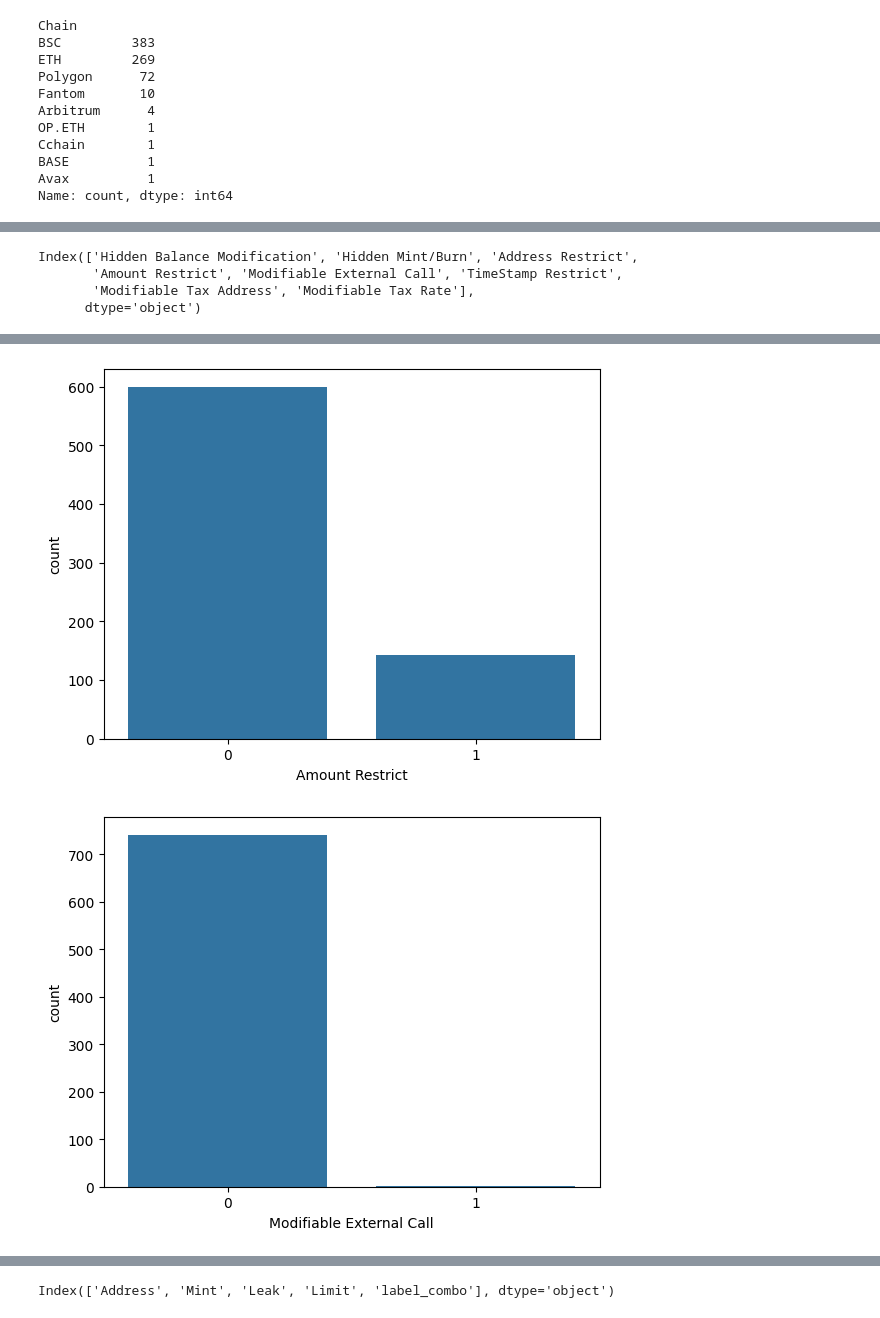
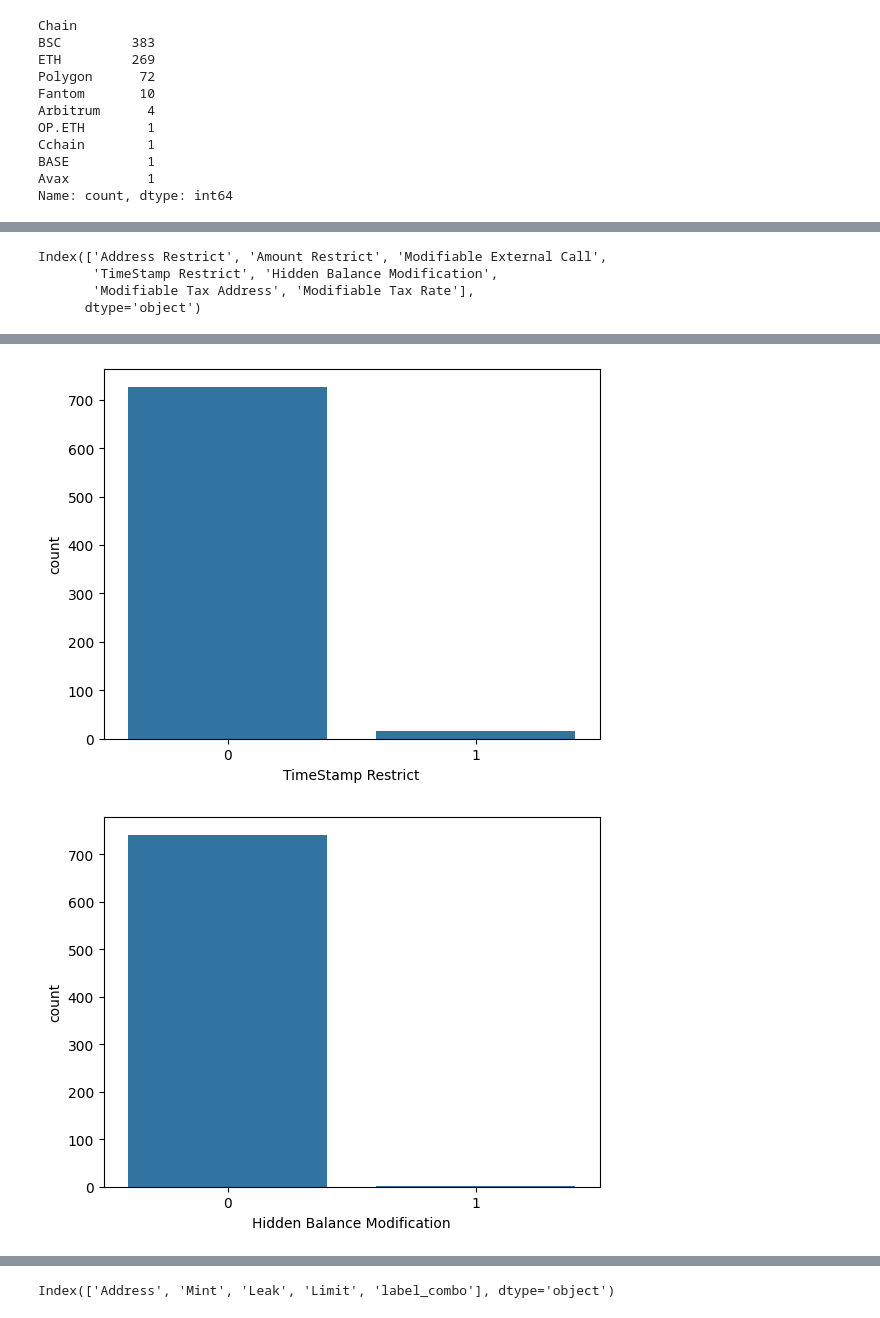
Before and after one commit to patorsiang/rugpull-detection-msc-kent-2025, a Jupyter notebook: ML/notebooks/0_eda_visualisation.ipynb, the cells around one changed output, grey strips where cells are left out. Saved outputs shown, nothing was run; the diff lists cells and outputs as text; code cells hidden in the pictures.

```diff
--- a/ML/notebooks/0_eda_visualisation.ipynb
+++ b/ML/notebooks/0_eda_visualisation.ipynb
@@ -382,15 +382,15 @@ def extract_sale_restrict_labels(value):
     return parts
 
 # Apply label extraction
-trapdoor_df['Sale Restrict'] = trapdoor_df['Sale Restrict'].apply(extract_sale_restrict_labels)
+rphunter_df['Sale Restrict'] = rphunter_df['Sale Restrict'].apply(extract_sale_restrict_labels)
 
 # Binarize
 mlb_sale = MultiLabelBinarizer()
 
-sale_encoded = pd.DataFrame(mlb_sale.fit_transform(trapdoor_df['Sale Restrict']),
+sale_encoded = pd.DataFrame(mlb_sale.fit_transform(rphunter_df['Sale Restrict']),
                             columns=mlb_sale.classes_,
-                            index=trapdoor_df.index)
+                            index=rphunter_df.index)
 
 # Drop original and concat
-trapdoor_df = pd.concat([trapdoor_df.drop(columns=['Sale Restrict']), sale_encoded], axis=1)
+rphunter_df = pd.concat([rphunter_df.drop(columns=['Sale Restrict']), sale_encoded], axis=1)
 # %%
@@ -435,14 +434,14 @@ def extract_variable_manipulation_labels(value):
     return parts
 
 # Apply function
-trapdoor_df['Variable Manipulation'] = trapdoor_df['Variable Manipulation'].apply(extract_variable_manipulation_labels)
+rphunter_df['Variable Manipulation'] = rphunter_df['Variable Manipulation'].apply(extract_variable_manipulation_labels)
 
 # Binarize
 mlb_var = MultiLabelBinarizer()
-var_encoded = pd.DataFrame(mlb_var.fit_transform(trapdoor_df['Variable Manipulation']),
+var_encoded = pd.DataFrame(mlb_var.fit_transform(rphunter_df['Variable Manipulation']),
                            columns=mlb_var.classes_,
-                           index=trapdoor_df.index)
+                           index=rphunter_df.index)
 
 # Merge and drop
-trapdoor_df = pd.concat([trapdoor_df.drop(columns=['Variable Manipulation']), var_encoded], axis=1)
+rphunter_df = pd.concat([rphunter_df.drop(columns=['Variable Manipulation']), var_encoded], axis=1)
 # %%
@@ -468,3 +467,3 @@ memory usage: 92.8+ KB
 # %%
-trapdoor_df = trapdoor_df.loc[:,~trapdoor_df.columns.duplicated()].copy()
+rphunter_df = rphunter_df.loc[:,~rphunter_df.columns.duplicated()].copy()
 # %%
@@ -492,11 +491,11 @@ dtypes: int64(8), object(5)
 memory usage: 81.2+ KB
 # %%
-trapdoor_df.select_dtypes('int64').columns
+rphunter_df.select_dtypes('int64').columns
 # %% [output]
-Index(['Hidden Balance Modification', 'Hidden Mint/Burn', 'Address Restrict',
-       'Amount Restrict', 'Modifiable External Call', 'TimeStamp Restrict',
+Index(['Address Restrict', 'Amount Restrict', 'Modifiable External Call',
+       'TimeStamp Restrict', 'Hidden Balance Modification',
        'Modifiable Tax Address', 'Modifiable Tax Rate'],
       dtype='object')
 # %%
-label_cols = trapdoor_df.select_dtypes('int64').columns.tolist()
+label_cols = rphunter_df.select_dtypes('int64').columns.tolist()
 # %%
@@ -504,5 +503,5 @@ trapdoor_df.to_csv(os.path.join(PATH, 'data/interim/trapdoor.csv'), columns=['Ad
 # %%
 for label in label_cols:
-    sns.countplot(trapdoor_df, x=label)
+    sns.countplot(rphunter_df, x=label)
     plt.show()
 # %% [output]
@@ -512,2 +511,2 @@ for label in label_cols:
-[figure, old version]
+[figure, new version]
-[figure, old version]
+[figure, new version]
```
Also changed, not shown: parts of 37 cells of this notebook, 5 other files.
